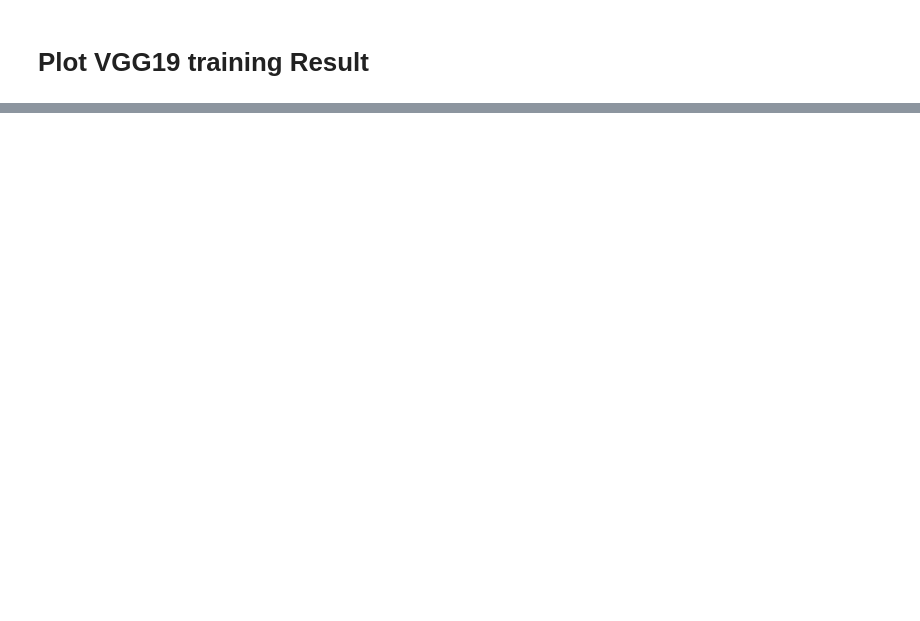
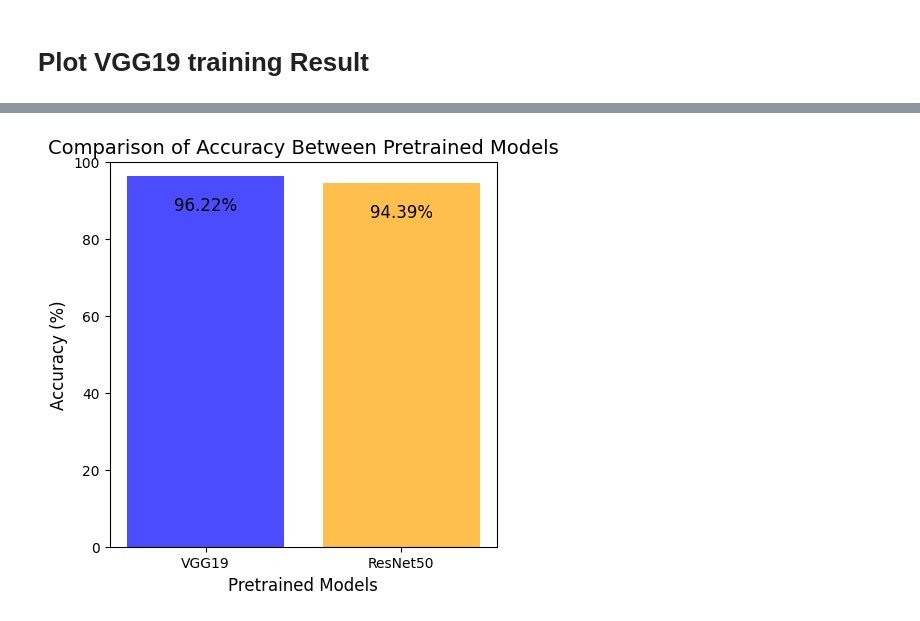
Before and after one commit to shadhinwebtec/Monkey_pox_detection, a Jupyter notebook: mpox-with-skin-lesions.ipynb, the cells around one changed output, grey strips where cells are left out. Drawn from its saved outputs; the diff is of its cells as text; code cells hidden in the pictures; blank space fills up the shorter version.

```diff
--- a/mpox-with-skin-lesions.ipynb
+++ b/mpox-with-skin-lesions.ipynb
@@ -275,3 +275,30 @@ plt.show()
+# %%
+# Difference between two pretrained model accuracy
+import matplotlib.pyplot as plt
+
+# Data for the two pretrained models
+models = ['VGG19', 'ResNet50']
+accuracies = [(0.9622*100),(0.9439*100) ]  # Example accuracies in percentage
+
+# Plotting the bar chart
+plt.figure(figsize=(5, 5))
+bars = plt.bar(models, accuracies, color=['blue', 'orange'], alpha=0.7)
+
+# Adding value labels to the bars
+for bar in bars:
+    plt.text(bar.get_x() + bar.get_width() / 2, bar.get_height() - 10,
+             f'{bar.get_height()}%', ha='center', va='bottom', fontsize=12)
+
+# Adding titles and labels
+plt.title('Comparison of Accuracy Between Pretrained Models', fontsize=14)
+plt.ylabel('Accuracy (%)', fontsize=12)
+plt.xlabel('Pretrained Models', fontsize=12)
+plt.ylim(0, 100)
+
+# Display the bar chart
+plt.show()
+# %% [output]
+[figure, added]
 # %%
 plt.plot(history.history['loss'])
 plt.plot(history.history['val_loss'])
```
Also changed, not shown: parts of 6 cells of this notebook.
